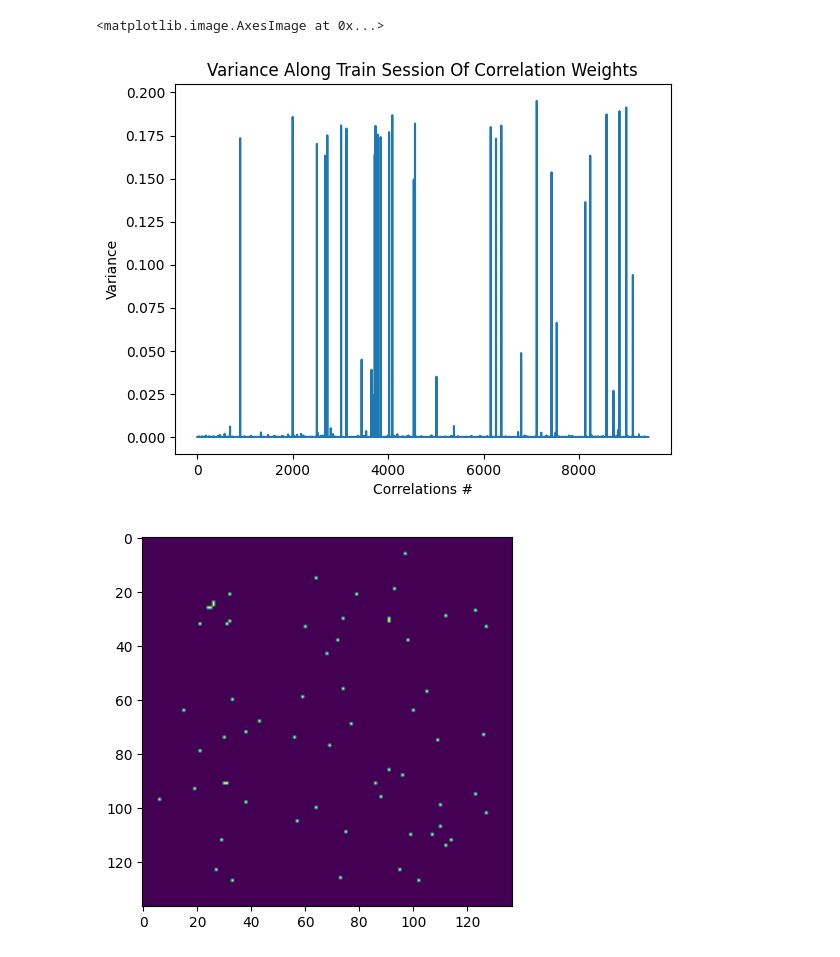
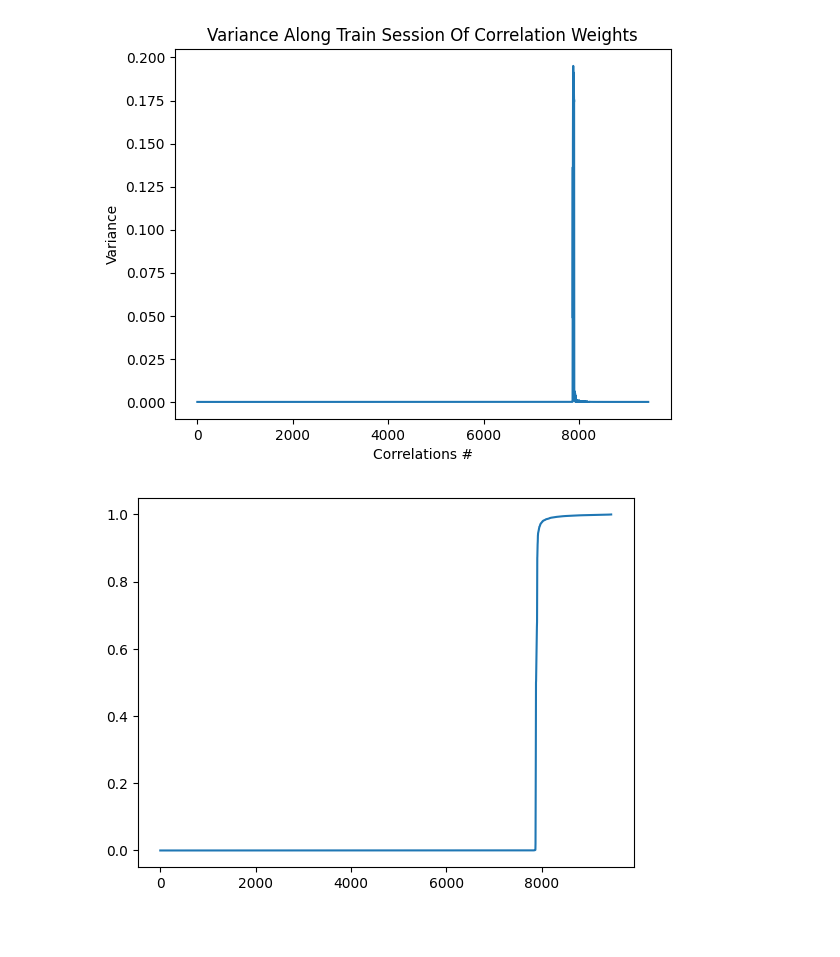
Before and after one commit to hadasbenisty/neural_cstg, a Jupyter notebook: GaligoolAngel/data_analysis/basic_result_analysis.ipynb, the cells around one changed output. Saved outputs shown, nothing was run; the diff lists cells and outputs as text; code cells hidden in the pictures; blank space fills up the shorter version.

Commit message:
Updating Basic Result Analysis

```diff
--- a/GaligoolAngel/data_analysis/basic_result_analysis.ipynb
+++ b/GaligoolAngel/data_analysis/basic_result_analysis.ipynb
@@ -13,7 +13,7 @@ import scipy.io as spio
 from GaligoolAngel.utils import vector_to_symmetric_matrix
 # %%
 # Loading Results
-path = 'C://Users//hadas-stud-group2//Documents//GitHub//results//_2024_03_05_00_02_47_animal_1//c-stg_hidden[50, 500]_lr0.0005_lam0.1_Final_check.mat'
+path = 'C://Users//ariel//OneDrive - Technion//First Degree//Project A//results//c-stg_hidden[50, 500]_lr0.0005_lam0.1_Final_check.mat'
 
 data = spio.loadmat(path)
 
@@ -24,20 +21,34 @@ mus = data["mu_vals"]
 # %%
 # Basic analysis
+from numpy import argsort
+
+
 mu_var = np.var(mus, axis=1)
+sort_ids = np.argsort(np.mean(mus, axis=1))
 
 plt.figure()
-plt.plot(mu_var)
+plt.plot(mu_var[sort_ids])
+
 plt.title("Variance Along Train Session Of Correlation Weights")
 plt.xlabel("Correlations #")
 plt.ylabel("Variance")
+
+plt.figure()
+plt.plot(np.mean(mus, axis=1)[sort_ids])
+
 
 mu_var[mu_var > 0.025] = 1
 mu_var[mu_var < 0.025] = 0
 
 plt.figure()
 mu_matrix =  vector_to_symmetric_matrix(mu_var)
 plt.imshow(mu_matrix)
+
+
+sort_ids_mus = argsort(mu_var)
+for session in range(0, 6):
+    plt.figure()
+    plt.imshow(vector_to_symmetric_matrix(mus[sort_ids_mus , session]))
 # %% [output]
-<matplotlib.image.AxesImage at 0x...>
-[figure, old version]
+[figure, new version]
-[figure, old version]
+[figure, new version]
```
Also changed, not shown: parts of 5 cells of this notebook, 1 other file.
